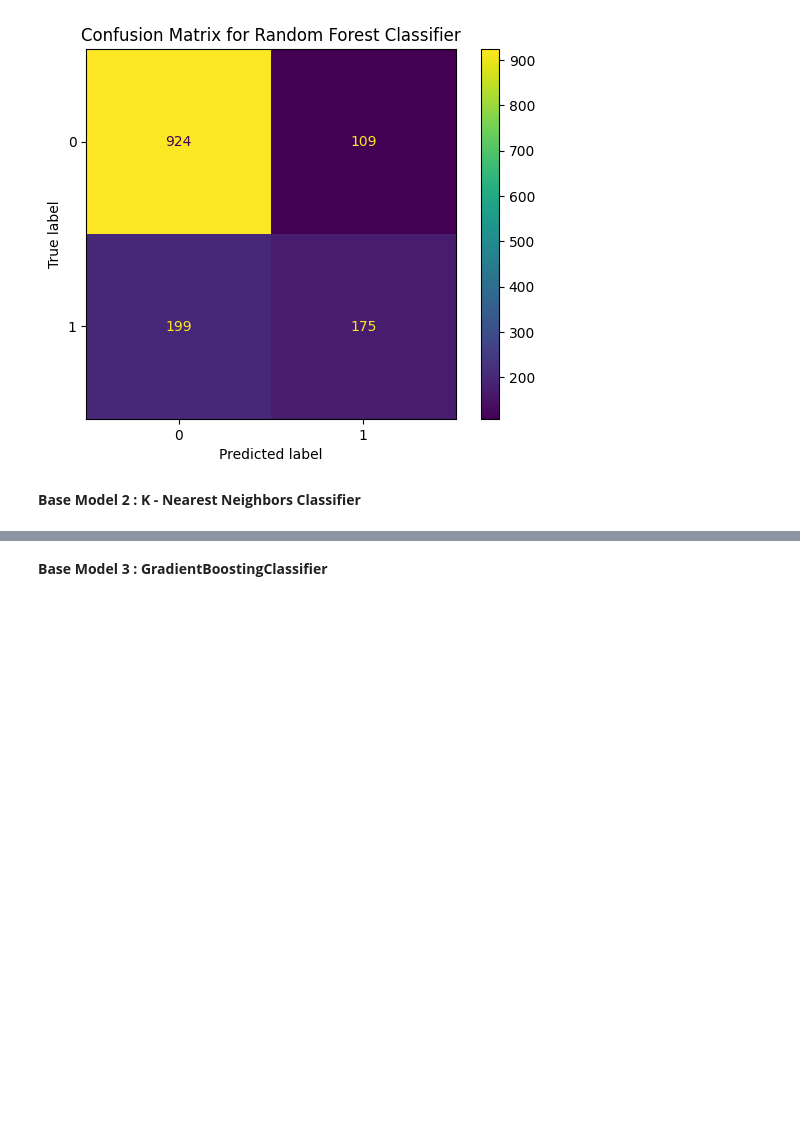
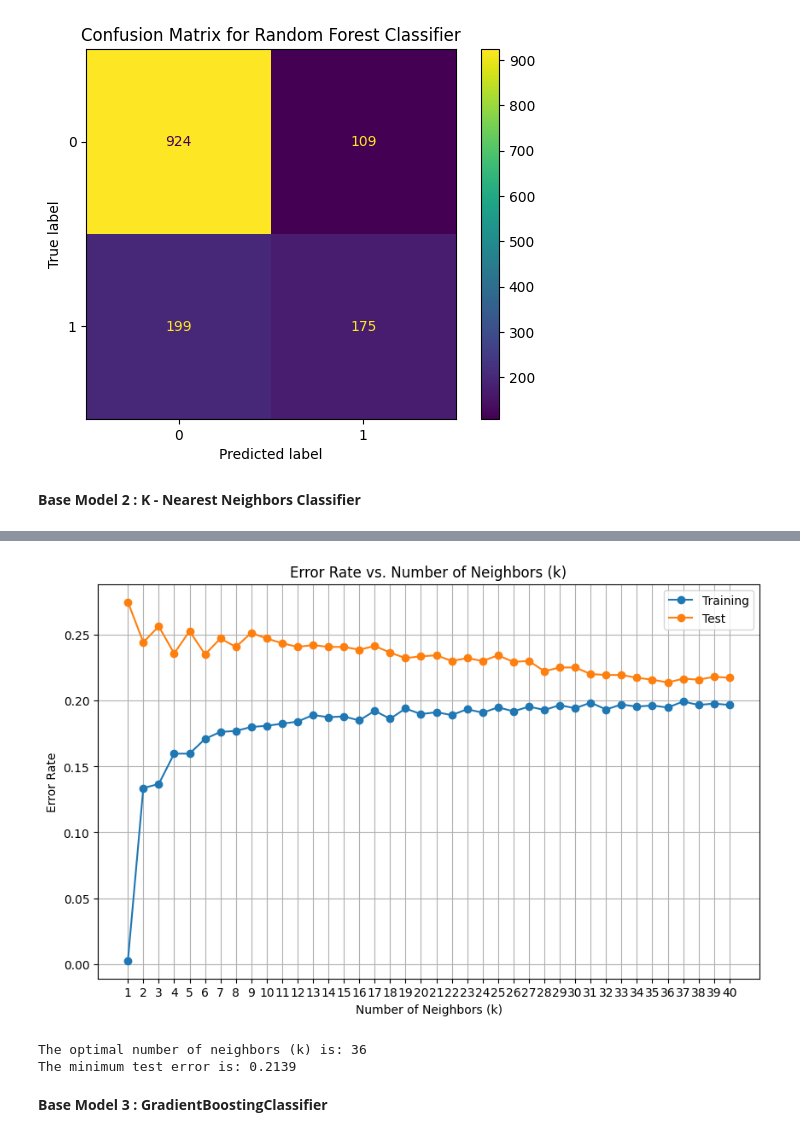
Before and after one commit to ss22aba/NEW, a Jupyter notebook: NEW_PROJECT.ipynb, the cells around one changed output, grey strips where cells are left out. Drawn from its saved outputs; the diff is of its cells as text; code cells hidden in the pictures; blank space fills up the shorter version.

```diff
--- a/NEW_PROJECT.ipynb
+++ b/NEW_PROJECT.ipynb
@@ -211,0 +194,4 @@ drive.mount('/content/drive')
+# %%
+# Converting the values of Senior Citizen.
+data["SeniorCitizen"]= data["SeniorCitizen"].map({0: "No", 1: "Yes"})
+data.head()
@@ -541,6 +534,48 @@ Classification Report for K Neighbors Classifier:
    macro avg       0.67      0.67      0.67      1407
 weighted avg       0.75      0.75      0.75      1407
 [figure]
+# %%
+# Error curve for different k values
+k_values = range(1, 41)  # Modified range from 1 to 50
+errors_train = []
+errors_test = []
+
+for k in k_values:
+    knn = KNeighborsClassifier(n_neighbors=k)
+    knn.fit(X_train, y_train)
+
+    y_train_pred = knn.predict(X_train)
+    y_test_pred = knn.predict(X_test)
+
+    error_train = 1 - accuracy_score(y_train, y_train_pred)
+    error_test = 1 - accuracy_score(y_test, y_test_pred)
+
+    errors_train.append(error_train)
+    errors_test.append(error_test)
+
+# Determine the optimal k value
+optimal_k = k_values[np.argmin(errors_test)]
+optimal_test_error = min(errors_test)
+
+# Plotting the error curves
+plt.figure(figsize=(10, 6))
+plt.plot(k_values, errors_train, marker='o', label='Training')
+plt.plot(k_values, errors_test, marker='o', label='Test')
+plt.xlabel('Number of Neighbors (k)')
+plt.ylabel('Error Rate')
+plt.title('Error Rate vs. Number of Neighbors (k)')
+plt.xticks(k_values)
+plt.legend()
+plt.grid(True)
+plt.show()
+
+# Print the optimal k value
+print(f'The optimal number of neighbors (k) is: {optimal_k}')
+print(f'The minimum test error is: {optimal_test_error:.4f}')
+# %% [output]
+[figure, added]
+The optimal number of neighbors (k) is: 36
+The minimum test error is: 0.2139
 # %% [markdown]
 **Base Model 3 : GradientBoostingClassifier**
 # %%
```
Also changed, not shown: parts of 7 cells of this notebook.
